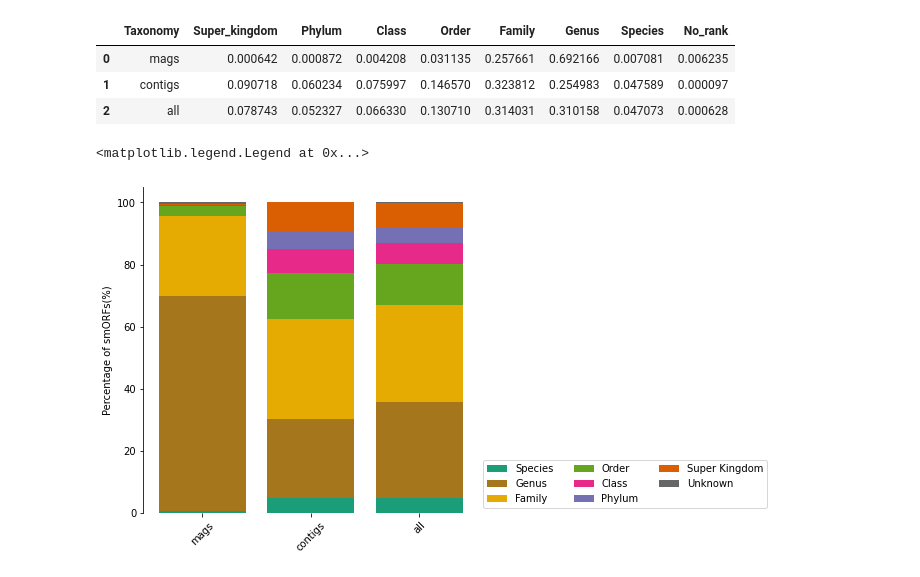
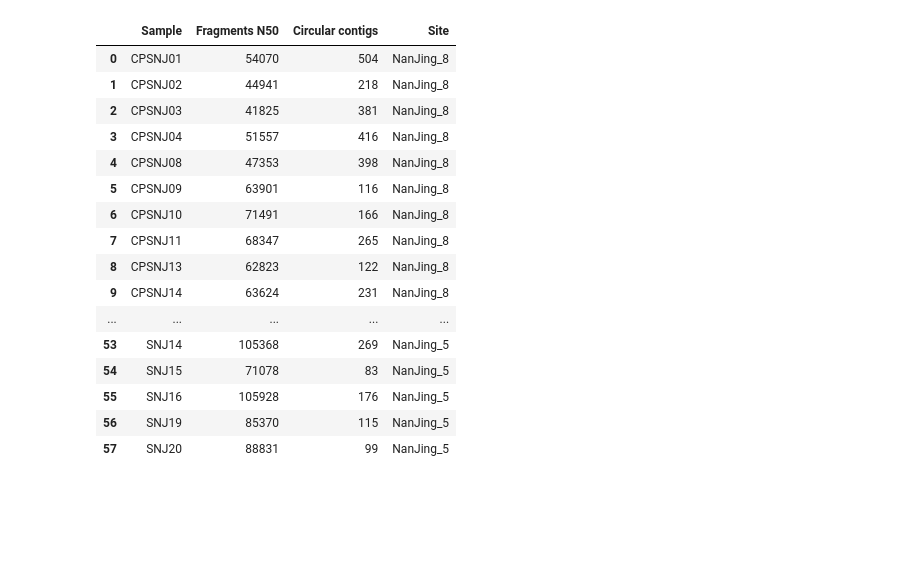
Before and after one commit to BigDataBiology/Duan2026_urban_soil, a Jupyter notebook: analysis/supp5/supp5.ipynb, the cells around one changed output. Saved outputs shown, nothing was run; the diff lists cells and outputs as text; code cells hidden in the pictures; blank space fills up the shorter version.

```diff
--- a/analysis/supp5/supp5.ipynb
+++ b/analysis/supp5/supp5.ipynb
@@ -66,37 +122,21 @@ The savefig.jpeg_quality rcparam was deprecated in Matplotlib 3.3 and will be re
 # %%
-df = pd.read_csv('../pre-calculated_data/smorf_tax.csv')
+df = pd.read_csv(r'../pre-calculated_data/contig.csv')
 df
 # %% [output]
-|  | Taxonomy | Super_kingdom | Phylum | Class | Order | Family | Genus | Species | No_rank |
-| 0 | mags | 0.000642 | 0.000872 | 0.004208 | 0.031135 | 0.257661 | 0.692166 | 0.007081 | 0.006235 |
-| 1 | contigs | 0.090718 | 0.060234 | 0.075997 | 0.146570 | 0.323812 | 0.254983 | 0.047589 | 0.000097 |
-| 2 | all | 0.078743 | 0.052327 | 0.066330 | 0.130710 | 0.314031 | 0.310158 | 0.047073 | 0.000628 |
+|  | Sample | Fragments N50 | Circular contigs | Site |
+| 0 | CPSNJ01 | 54070 | 504 | NanJing_8 |
+| 1 | CPSNJ02 | 44941 | 218 | NanJing_8 |
+| 2 | CPSNJ03 | 41825 | 381 | NanJing_8 |
+| 3 | CPSNJ04 | 51557 | 416 | NanJing_8 |
+| 4 | CPSNJ08 | 47353 | 398 | NanJing_8 |
+| 5 | CPSNJ09 | 63901 | 116 | NanJing_8 |
+| 6 | CPSNJ10 | 71491 | 166 | NanJing_8 |
+| 7 | CPSNJ11 | 68347 | 265 | NanJing_8 |
+| 8 | CPSNJ13 | 62823 | 122 | NanJing_8 |
+| 9 | CPSNJ14 | 63624 | 231 | NanJing_8 |
+| ... | ... | ... | ... | ... |
+| 53 | SNJ14 | 105368 | 269 | NanJing_5 |
+| 54 | SNJ15 | 71078 | 83 | NanJing_5 |
+| 55 | SNJ16 | 105928 | 176 | NanJing_5 |
+| 56 | SNJ19 | 85370 | 115 | NanJing_5 |
+| 57 | SNJ20 | 88831 | 99 | NanJing_5 |
-# %%
-fig, ax = plt.subplots(figsize=(6,6))
-x = df['Taxonomy']
-y8 = df['No_rank'] *100
-y7 = df['Super_kingdom'] *100
-y6 = df['Phylum'] *100
-y5 = df['Class'] *100
-y4 = df['Order'] *100
-y3 = df['Family'] *100
-y2 = df['Genus'] *100
-y1 = df['Species'] *100
-
-plt.bar(x,y1,color='#1b9e77',label='Species')
-plt.bar(x,y2,bottom=y1,color='#a6761d',label='Genus')
-plt.bar(x,y3,bottom=y1+y2,color='#e6ab02',label='Family')
-plt.bar(x,y4,bottom=y1+y2+y3,color='#66a61e',label='Order')
-plt.bar(x,y5,bottom=y1+y2+y3+y4,color='#e7298a',label='Class')
-plt.bar(x,y6,bottom=y1+y2+y3+y4+y5,color='#7570b3',label='Phylum')
-plt.bar(x,y7,bottom=y1+y2+y3+y4+y5+y6,color='#d95f02',label='Super Kingdom')
-plt.bar(x,y8,bottom=y1+y2+y3+y4+y5+y6+y7,color='#666666',label='Unknown')
-ax.spines['right'].set_visible(False)
-ax.spines['top'].set_visible(False)
-ax.spines['bottom'].set_visible(False)
-plt.xticks(rotation=45)
-plt.ylabel('Percentage of smORFs(%)')
-plt.legend(loc=3,bbox_to_anchor=(1,0),ncol=3)
-# %% [output]
-<matplotlib.legend.Legend at 0x...>
-[figure, removed]
```
Also changed, not shown: parts of 16 cells of this notebook, 6 other files.
